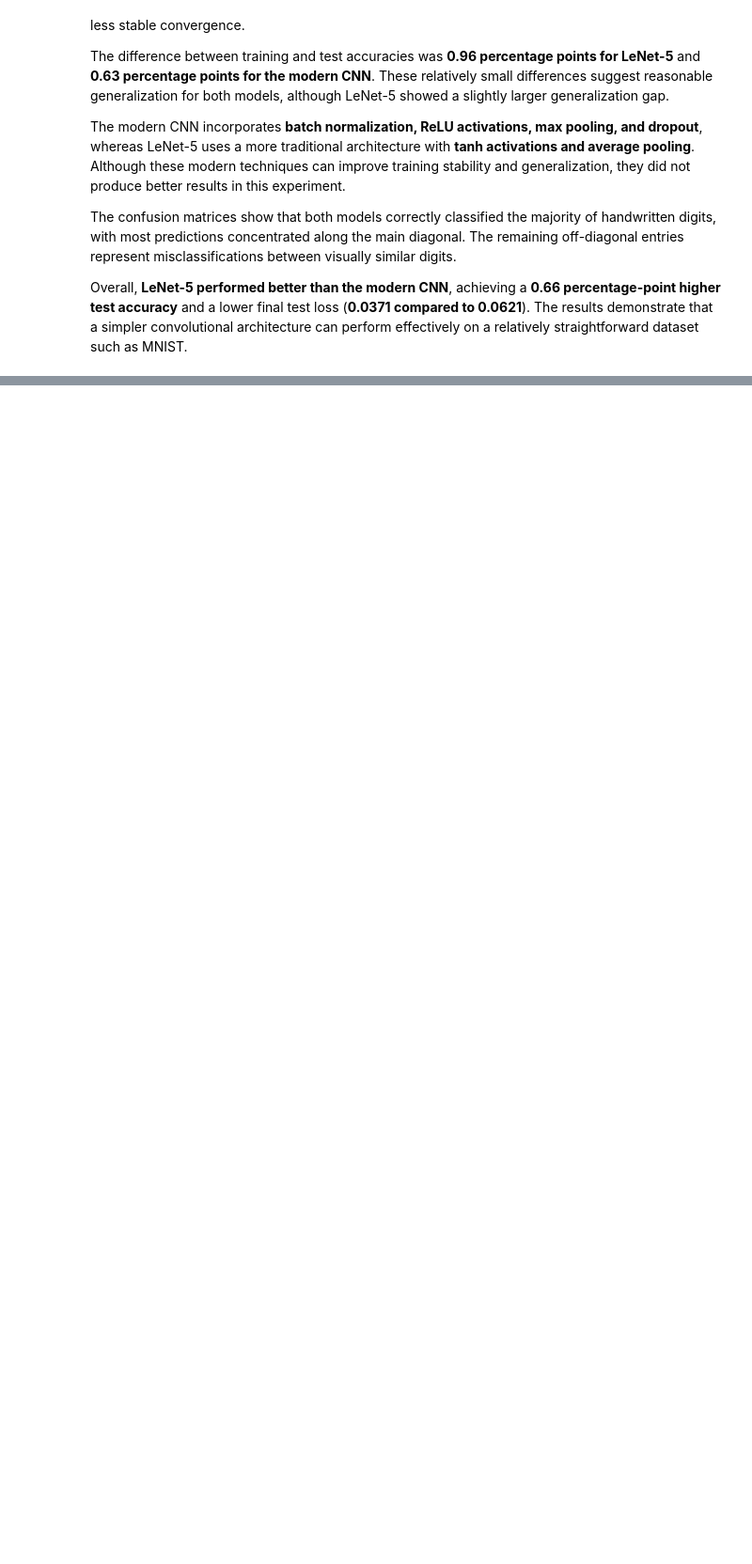
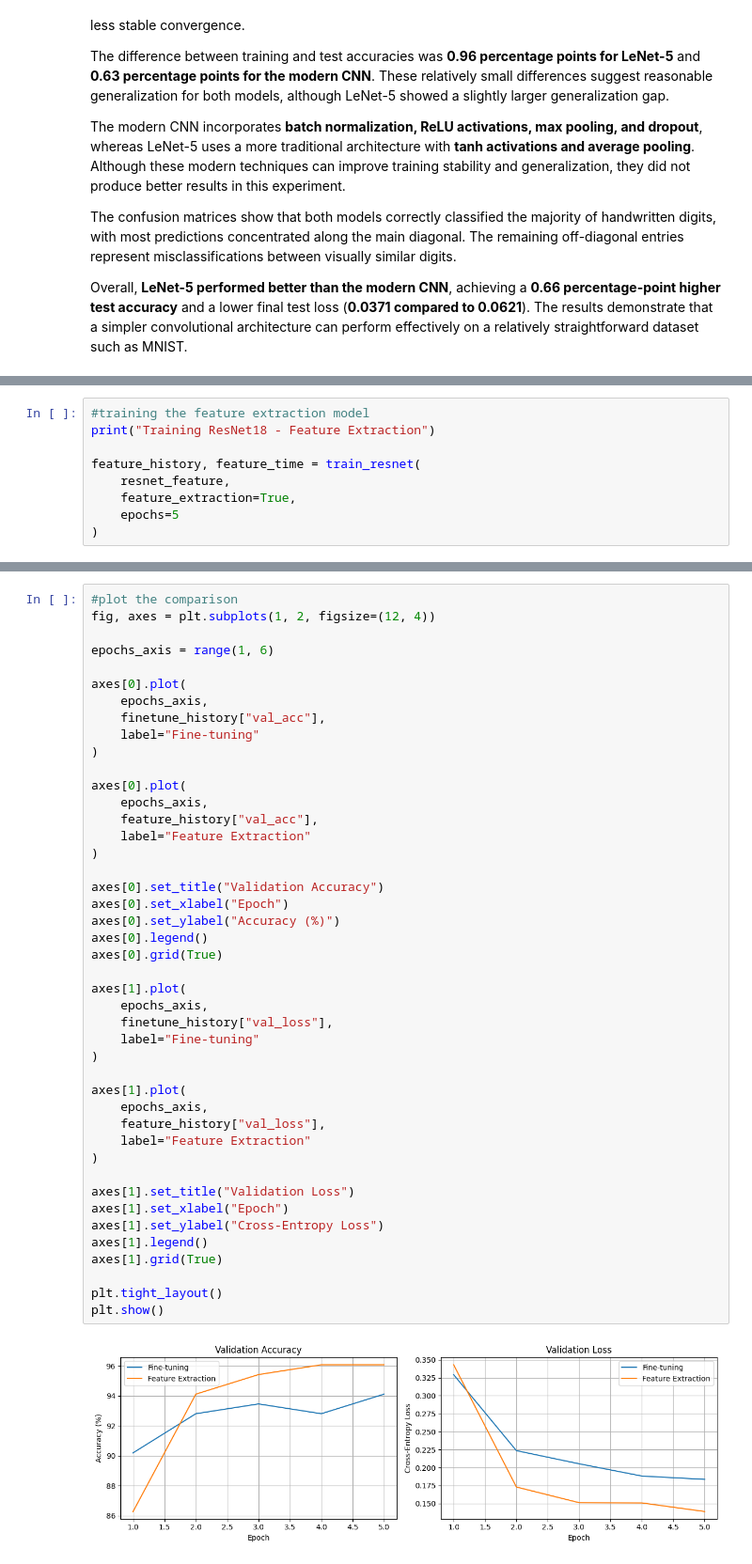
Before and after one commit to Janani-Hendeniya/EN3160_Assignment_03, a Jupyter notebook: 230238R_A03.ipynb, the cells around one changed output, grey strips where cells are left out. Shown at 94% size. Saved outputs shown, nothing was run; the diff lists cells and outputs as text; blank space fills up the shorter version.

Commit message:
Transfer learning implementations and results comparison

```diff
--- a/230238R_A03.ipynb
+++ b/230238R_A03.ipynb
@@ -728,0 +935,9 @@ Overall, **LeNet-5 performed better than the modern CNN**, achieving a **0.66 pe
+# %%
+#training the feature extraction model
+print("Training ResNet18 - Feature Extraction")
+
+feature_history, feature_time = train_resnet(
+    resnet_feature,
+    feature_extraction=True,
+    epochs=5
+)
@@ -728,0 +951,46 @@ Overall, **LeNet-5 performed better than the modern CNN**, achieving a **0.66 pe
+# %%
+#plot the comparison
+fig, axes = plt.subplots(1, 2, figsize=(12, 4))
+
+epochs_axis = range(1, 6)
+
+axes[0].plot(
+    epochs_axis,
+    finetune_history["val_acc"],
+    label="Fine-tuning"
+)
+
+axes[0].plot(
+    epochs_axis,
+    feature_history["val_acc"],
+    label="Feature Extraction"
+)
+
+axes[0].set_title("Validation Accuracy")
+axes[0].set_xlabel("Epoch")
+axes[0].set_ylabel("Accuracy (%)")
+axes[0].legend()
+axes[0].grid(True)
+
+axes[1].plot(
+    epochs_axis,
+    finetune_history["val_loss"],
+    label="Fine-tuning"
+)
+
+axes[1].plot(
+    epochs_axis,
+    feature_history["val_loss"],
+    label="Feature Extraction"
+)
+
+axes[1].set_title("Validation Loss")
+axes[1].set_xlabel("Epoch")
+axes[1].set_ylabel("Cross-Entropy Loss")
+axes[1].legend()
+axes[1].grid(True)
+
+plt.tight_layout()
+plt.show()
+# %% [output]
+[figure, added]
```
Also changed, not shown: parts of 9 cells of this notebook.
